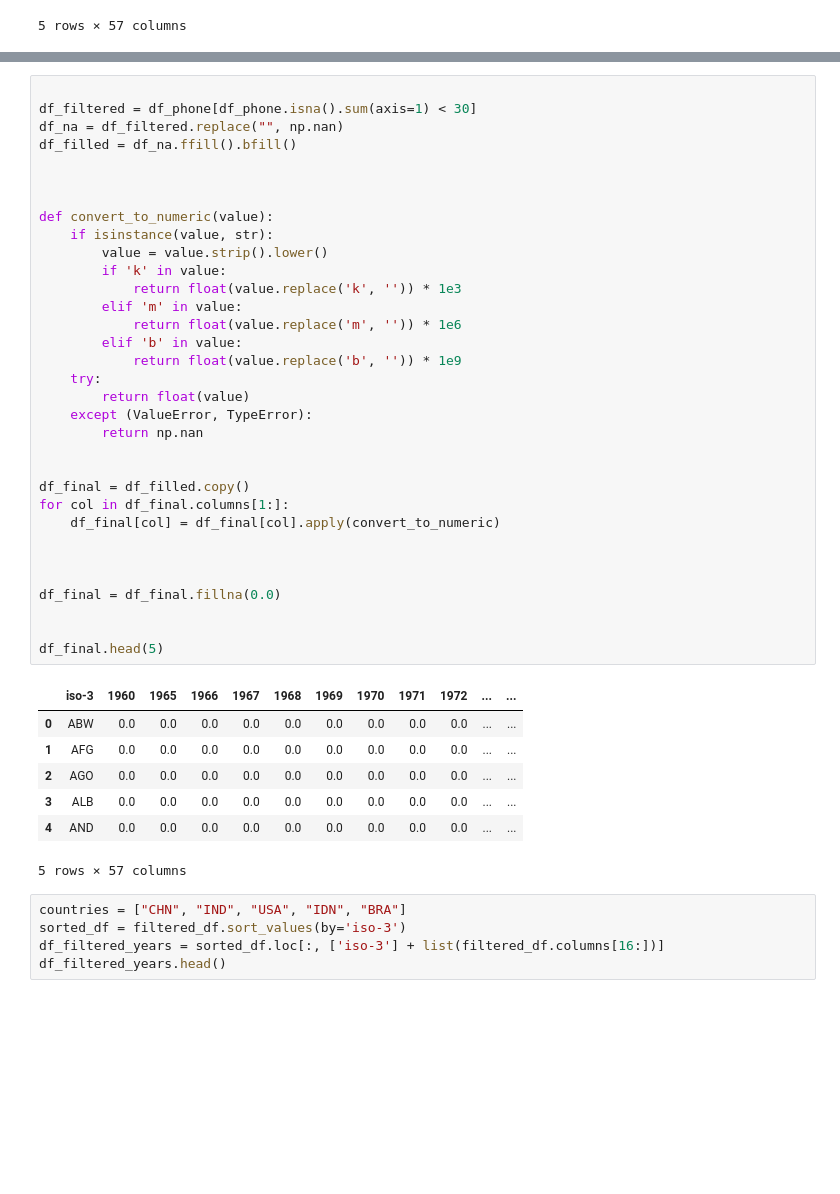
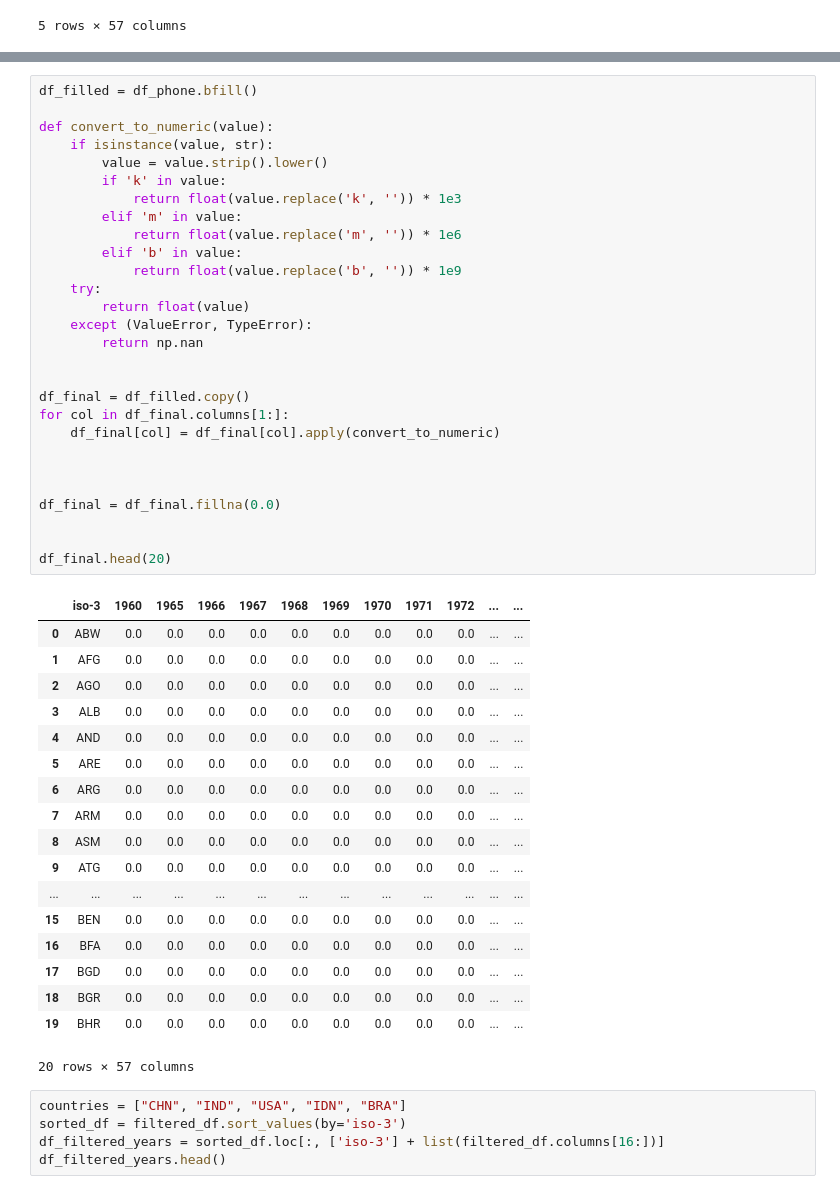
Before and after one commit to alxsbk/su-mt4007, a Jupyter notebook: HW3/hw3.ipynb, the cells around one changed output, grey strips where cells are left out. Saved outputs shown, nothing was run; the diff lists cells and outputs as text; blank space fills up the shorter version.

```diff
--- a/HW3/hw3.ipynb
+++ b/HW3/hw3.ipynb
@@ -419,44 +419,50 @@ We will now create a function that first handles the probles with the string tha
 # %%
-
-df_filtered = df_phone[df_phone.isna().sum(axis=1) < 30]
-df_na = df_filtered.replace("", np.nan)
-df_filled = df_na.ffill().bfill()
-
-
+df_filled = df_phone.bfill()
 
 def convert_to_numeric(value):
     if isinstance(value, str):
         value = value.strip().lower()
         if 'k' in value:
             return float(value.replace('k', '')) * 1e3
         elif 'm' in value:
             return float(value.replace('m', '')) * 1e6
         elif 'b' in value:
             return float(value.replace('b', '')) * 1e9
     try:
         return float(value)
     except (ValueError, TypeError):
         return np.nan
 
 
 df_final = df_filled.copy()
 for col in df_final.columns[1:]:
     df_final[col] = df_final[col].apply(convert_to_numeric)
 
 
 
 df_final = df_final.fillna(0.0)
 
 
-df_final.head(5)
+df_final.head(20)
 # %% [output]
 |  | iso-3 | 1960 | 1965 | 1966 | 1967 | 1968 | 1969 | 1970 | 1971 | 1972 | ... | ... |
 | 0 | ABW | 0.0 | 0.0 | 0.0 | 0.0 | 0.0 | 0.0 | 0.0 | 0.0 | 0.0 | ... | ... |
 | 1 | AFG | 0.0 | 0.0 | 0.0 | 0.0 | 0.0 | 0.0 | 0.0 | 0.0 | 0.0 | ... | ... |
 | 2 | AGO | 0.0 | 0.0 | 0.0 | 0.0 | 0.0 | 0.0 | 0.0 | 0.0 | 0.0 | ... | ... |
 | 3 | ALB | 0.0 | 0.0 | 0.0 | 0.0 | 0.0 | 0.0 | 0.0 | 0.0 | 0.0 | ... | ... |
 | 4 | AND | 0.0 | 0.0 | 0.0 | 0.0 | 0.0 | 0.0 | 0.0 | 0.0 | 0.0 | ... | ... |
+| 5 | ARE | 0.0 | 0.0 | 0.0 | 0.0 | 0.0 | 0.0 | 0.0 | 0.0 | 0.0 | ... | ... |
+| 6 | ARG | 0.0 | 0.0 | 0.0 | 0.0 | 0.0 | 0.0 | 0.0 | 0.0 | 0.0 | ... | ... |
+| 7 | ARM | 0.0 | 0.0 | 0.0 | 0.0 | 0.0 | 0.0 | 0.0 | 0.0 | 0.0 | ... | ... |
+| 8 | ASM | 0.0 | 0.0 | 0.0 | 0.0 | 0.0 | 0.0 | 0.0 | 0.0 | 0.0 | ... | ... |
+| 9 | ATG | 0.0 | 0.0 | 0.0 | 0.0 | 0.0 | 0.0 | 0.0 | 0.0 | 0.0 | ... | ... |
+| ... | ... | ... | ... | ... | ... | ... | ... | ... | ... | ... | ... | ... |
+| 15 | BEN | 0.0 | 0.0 | 0.0 | 0.0 | 0.0 | 0.0 | 0.0 | 0.0 | 0.0 | ... | ... |
+| 16 | BFA | 0.0 | 0.0 | 0.0 | 0.0 | 0.0 | 0.0 | 0.0 | 0.0 | 0.0 | ... | ... |
+| 17 | BGD | 0.0 | 0.0 | 0.0 | 0.0 | 0.0 | 0.0 | 0.0 | 0.0 | 0.0 | ... | ... |
+| 18 | BGR | 0.0 | 0.0 | 0.0 | 0.0 | 0.0 | 0.0 | 0.0 | 0.0 | 0.0 | ... | ... |
+| 19 | BHR | 0.0 | 0.0 | 0.0 | 0.0 | 0.0 | 0.0 | 0.0 | 0.0 | 0.0 | ... | ... |
-5 rows × 57 columns
+20 rows × 57 columns
 # %%
 countries = ["CHN", "IND", "USA", "IDN", "BRA"]
 sorted_df = filtered_df.sort_values(by='iso-3')
```
Also changed, not shown: parts of 1 cell of this notebook, 1 other file.
